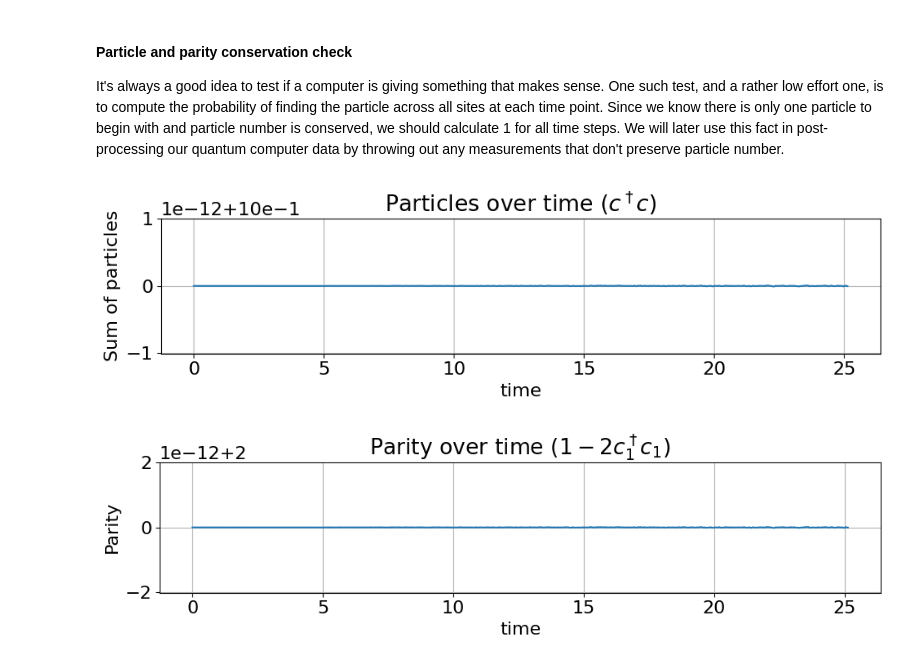
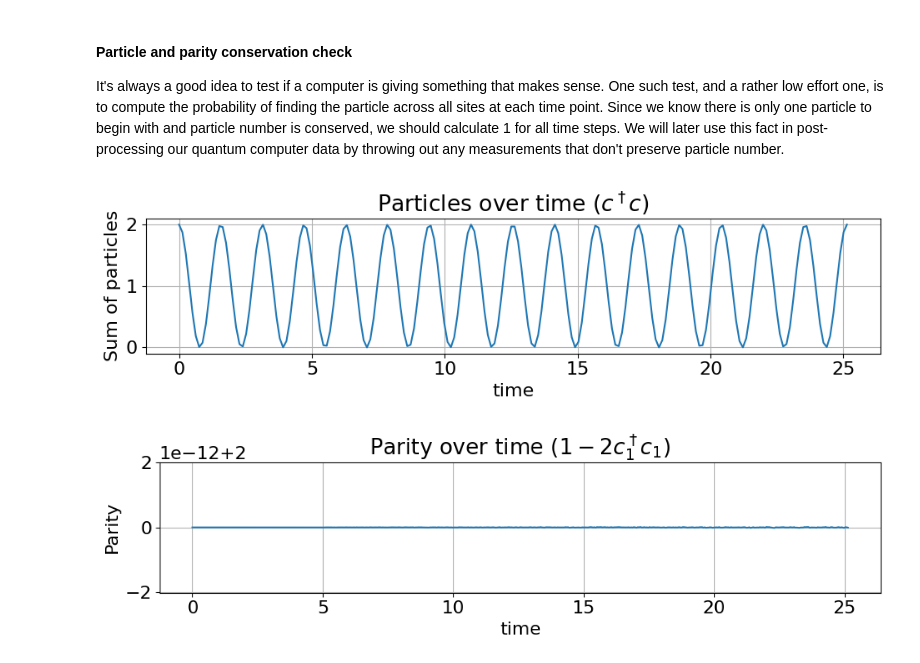
Before and after one commit to oscartq/qsim_mzm, a Jupyter notebook: kitaev-chain/qsim-2-site-Kitaev-chain.ipynb, the cells around one changed output. Drawn from its saved outputs; the diff is of its cells as text; code cells hidden in the pictures.

```diff
--- a/kitaev-chain/qsim-2-site-Kitaev-chain.ipynb
+++ b/kitaev-chain/qsim-2-site-Kitaev-chain.ipynb
@@ -20,12 +20,13 @@ from qiskit_nature.mappers.second_quantization import JordanWignerMapper
 import os
 
 num_sites = 2
-eps = np.ones(num_sites)
-t = 0
+eps = np.zeros(num_sites)
+t = 1
 delta = 1
-initial_state = One ^ Zero
+initial_state = One ^ One
 
 #Savefigure
 base_path = f"figures/2-site/eps={eps},t={t},delta={delta}_ket10/"
 # Create folder if it doesn't exist
 os.makedirs(base_path, exist_ok=True)
+initial_state
@@ -69,13 +72,13 @@ cc_nb_is = cc_nb_op(num_sites,0,1)
 ### Classical simulation
 # %%
 #Parameters for simulation
-times = np.linspace(0, 8 * np.pi, 500)
+times = np.linspace(0, 8 * np.pi, 100)
 
 from functions import exact_time_evolution
 
 n_evo_matrix, n_var_matrix = exact_time_evolution(H, n_is, initial_state, times, num_sites)
-p_evo_matrix, p_var_matrix = exact_time_evolution(H, p_is, initial_state, times, num_sites)
-cc_evo_matrix, cc_var_matrix = exact_time_evolution(H, cc_nb_is, initial_state, times, num_sites)
+# p_evo_matrix, p_var_matrix = exact_time_evolution(H, p_is, initial_state, times, num_sites)
+# cc_evo_matrix, cc_var_matrix = exact_time_evolution(H, cc_nb_is, initial_state, times, num_sites)
 # %%
 # Plot the time evolution
 # list of labels for the plot
@@ -101,17 +104,17 @@ It's always a good idea to test if a computer is giving something that makes sen
 # %%
 path = base_path + "2-site-particle-count.pdf"
 
 plt.figure(figsize=(10, 3))
-plt.plot(times, np.sum(n_evo_matrix, axis=1))
+plt.plot(times, n_evo_matrix[])
 plt.xlabel("time")
 plt.ylabel("Sum of particles")
 plt.title("Particles over time ($c^\dagger c$)")
 plt.grid()
 plt.tight_layout()
 plt.savefig(path)
 plt.show()
 # %% [output]
-[figure, old version]
+[figure, new version]
 # %%
 path = base_path + "2-site-parity-count.pdf"
 
```
Also changed, not shown: parts of 3 cells of this notebook, 13 other files.
